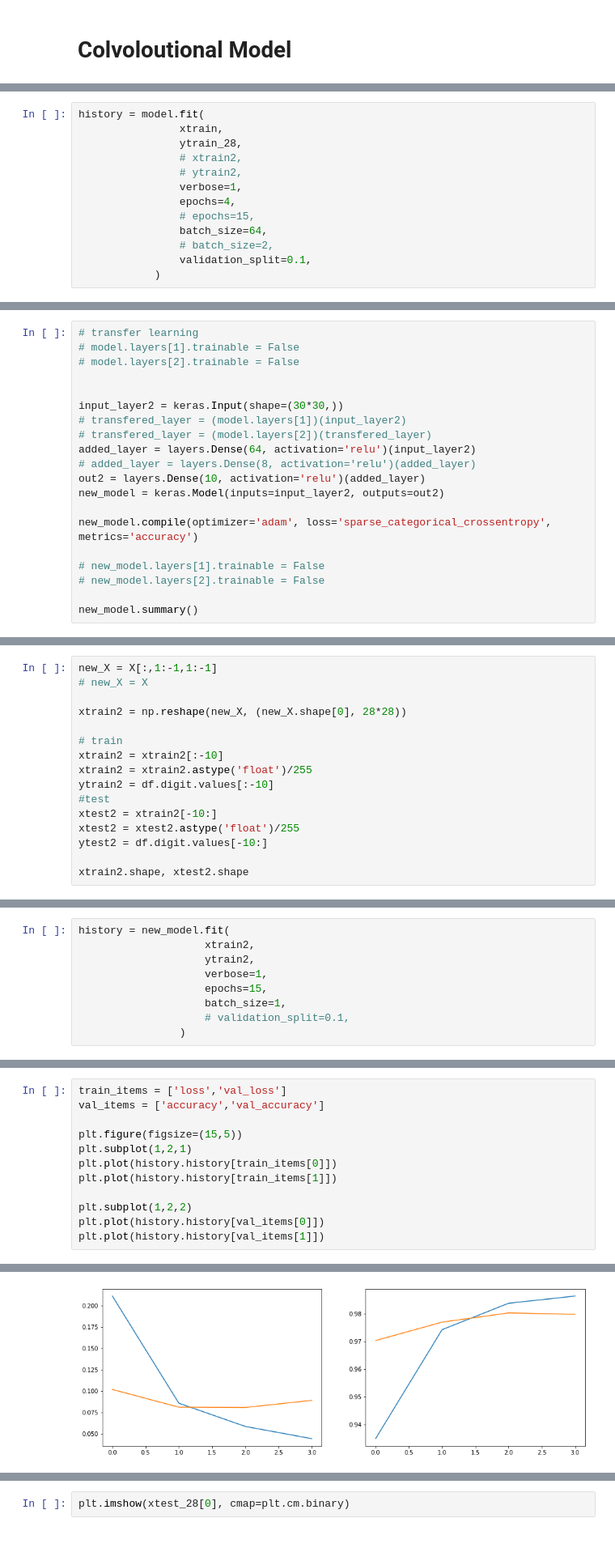
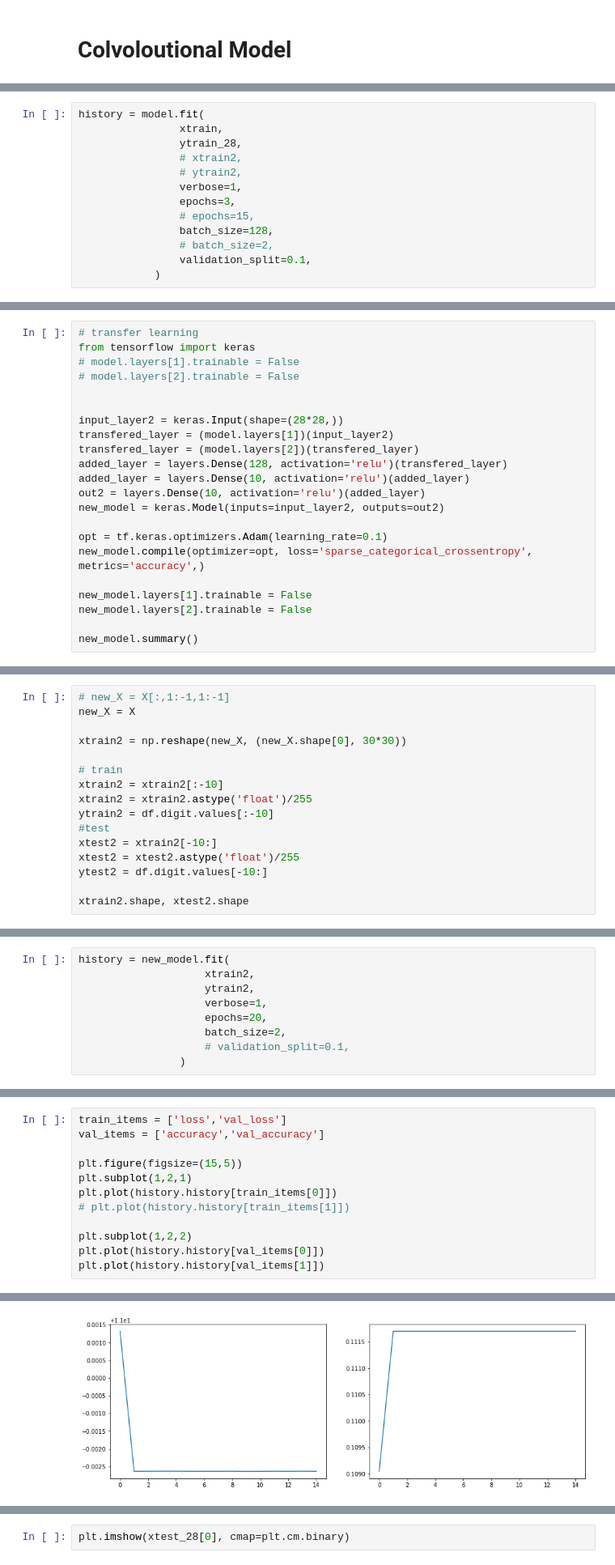
Before and after one commit to mnwato/captcha-recognition, a Jupyter notebook: sheypoor/main.ipynb, the cells around one changed output, grey strips where cells are left out. Shown at 81% size. Cells and saved outputs as stored; diff of their text form; blank space fills up the shorter version.

```diff
--- a/sheypoor/main.ipynb
+++ b/sheypoor/main.ipynb
@@ -338,9 +396,9 @@ history = model.fit(
                 # xtrain2,
                 # ytrain2,
                 verbose=1,
-                epochs=4,
+                epochs=3,
                 # epochs=15,
-                batch_size=64,
+                batch_size=128,
                 # batch_size=2,
                 validation_split=0.1,
             )
@@ -356,21 +412,23 @@ Epoch 4/4
 # %%
 # transfer learning
+from tensorflow import keras
 # model.layers[1].trainable = False
 # model.layers[2].trainable = False
 
 
-input_layer2 = keras.Input(shape=(30*30,))
-# transfered_layer = (model.layers[1])(input_layer2)
-# transfered_layer = (model.layers[2])(transfered_layer)
-added_layer = layers.Dense(64, activation='relu')(input_layer2)
-# added_layer = layers.Dense(8, activation='relu')(added_layer)
+input_layer2 = keras.Input(shape=(28*28,))
+transfered_layer = (model.layers[1])(input_layer2)
+transfered_layer = (model.layers[2])(transfered_layer)
+added_layer = layers.Dense(128, activation='relu')(transfered_layer)
+added_layer = layers.Dense(10, activation='relu')(added_layer)
 out2 = layers.Dense(10, activation='relu')(added_layer)
 new_model = keras.Model(inputs=input_layer2, outputs=out2)
 
-new_model.compile(optimizer='adam', loss='sparse_categorical_crossentropy', metrics='accuracy')
+opt = tf.keras.optimizers.Adam(learning_rate=0.1)
+new_model.compile(optimizer=opt, loss='sparse_categorical_crossentropy', metrics='accuracy',)
 
-# new_model.layers[1].trainable = False
-# new_model.layers[2].trainable = False
+new_model.layers[1].trainable = False
+new_model.layers[2].trainable = False
 
 new_model.summary()
 # %% [output]
@@ -391,9 +451,9 @@ Non-trainable params: 0
 _________________________________________________________________
 # %%
-new_X = X[:,1:-1,1:-1]
-# new_X = X
+# new_X = X[:,1:-1,1:-1]
+new_X = X
 
-xtrain2 = np.reshape(new_X, (new_X.shape[0], 28*28))
+xtrain2 = np.reshape(new_X, (new_X.shape[0], 30*30))
 
 # train
 xtrain2 = xtrain2[:-10]
@@ -412,7 +472,7 @@ history = new_model.fit(
                     xtrain2,
                     ytrain2,
                     verbose=1,
-                    epochs=15,
-                    batch_size=1,
+                    epochs=20,
+                    batch_size=2,
                     # validation_split=0.1,
                 )
@@ -437,18 +479,18 @@ Epoch 15/15
 # %%
 train_items = ['loss','val_loss']
 val_items = ['accuracy','val_accuracy']
 
 plt.figure(figsize=(15,5))
 plt.subplot(1,2,1)
 plt.plot(history.history[train_items[0]])
-plt.plot(history.history[train_items[1]])
+# plt.plot(history.history[train_items[1]])
 
 plt.subplot(1,2,2)
 plt.plot(history.history[val_items[0]])
 plt.plot(history.history[val_items[1]])
 # %% [output]
 [<matplotlib.lines.Line2D at 0x...>]
-[figure, old version]
+[figure, new version]
 # %%
 # TEST 'MNIST' TRAINED MODEL USING MNIST TEST DATA
 ypred = model.predict(xtest[0:1])
```
Also changed, not shown: parts of 10 cells of this notebook.
